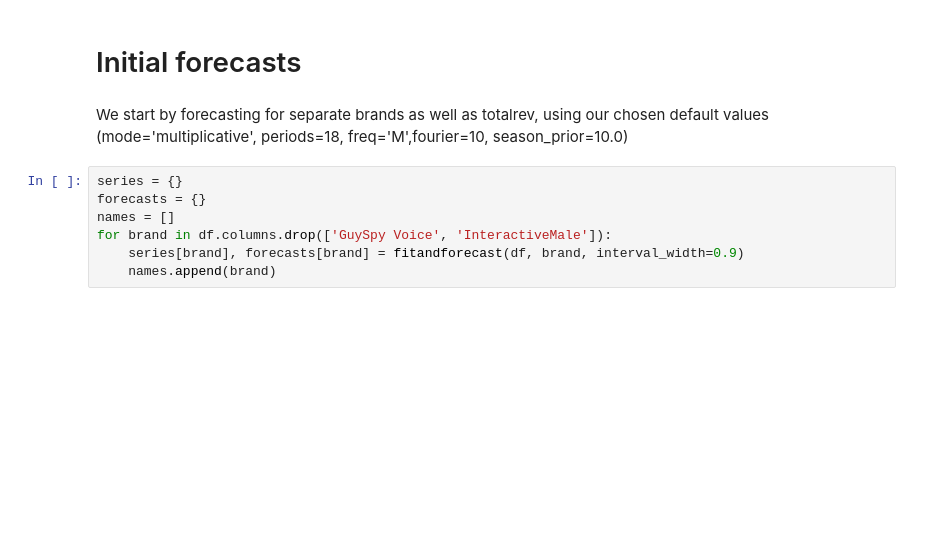
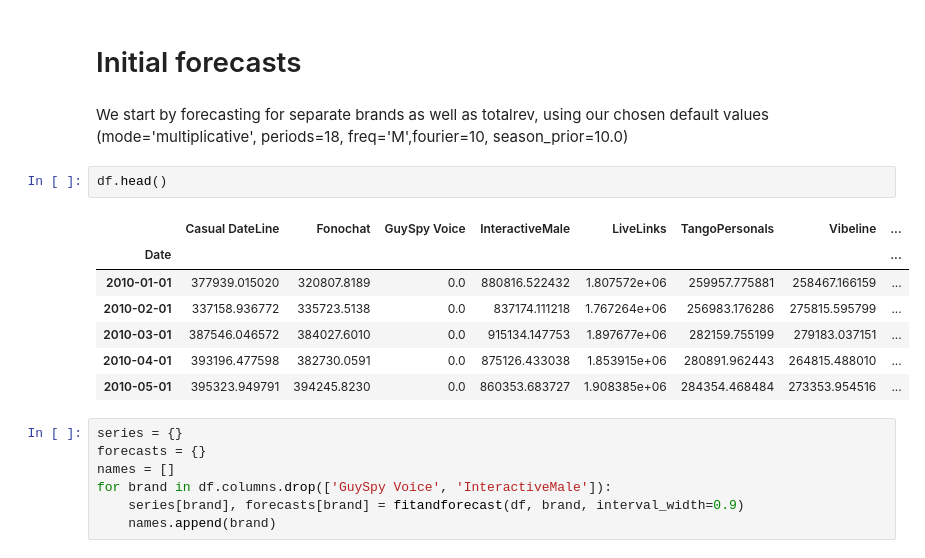
Before and after one commit to jamiegor/Revenue, a Jupyter notebook: explorerevenue.ipynb, the cells around one changed output. Cells and saved outputs as stored; diff of their text form; blank space fills up the shorter version.

```diff
--- a/explorerevenue.ipynb
+++ b/explorerevenue.ipynb
@@ -102,6 +102,16 @@ plt.legend(bbox_to_anchor=(1.04,1), loc="upper left")
 # %% [markdown]
 We start by forecasting for separate brands as well as totalrev, using our chosen default values
 (mode='multiplicative', periods=18, freq='M',fourier=10, season_prior=10.0)
+# %%
+df.head()
+# %% [output]
+|  | Casual DateLine | Fonochat | GuySpy Voice | InteractiveMale | LiveLinks | TangoPersonals | Vibeline | ... |
+| Date |  |  |  |  |  |  |  | ... |
+| 2010-01-01 | 377939.015020 | 320807.8189 | 0.0 | 880816.522432 | 1.807572e+06 | 259957.775881 | 258467.166159 | ... |
+| 2010-02-01 | 337158.936772 | 335723.5138 | 0.0 | 837174.111218 | 1.767264e+06 | 256983.176286 | 275815.595799 | ... |
+| 2010-03-01 | 387546.046572 | 384027.6010 | 0.0 | 915134.147753 | 1.897677e+06 | 282159.755199 | 279183.037151 | ... |
+| 2010-04-01 | 393196.477598 | 382730.0591 | 0.0 | 875126.433038 | 1.853915e+06 | 280891.962443 | 264815.488010 | ... |
+| 2010-05-01 | 395323.949791 | 394245.8230 | 0.0 | 860353.683727 | 1.908385e+06 | 284354.468484 | 273353.954516 | ... |
 # %%
 series = {}
 forecasts = {}
```
Also changed, not shown: parts of 12 cells of this notebook, 11 other files.
